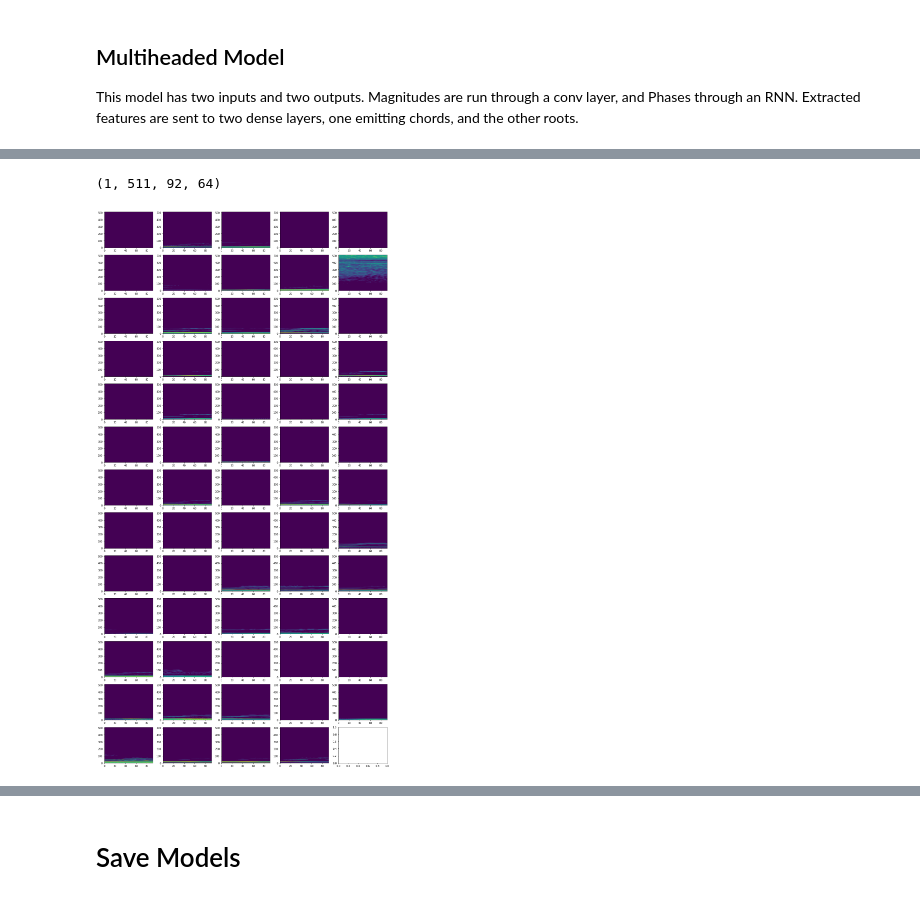
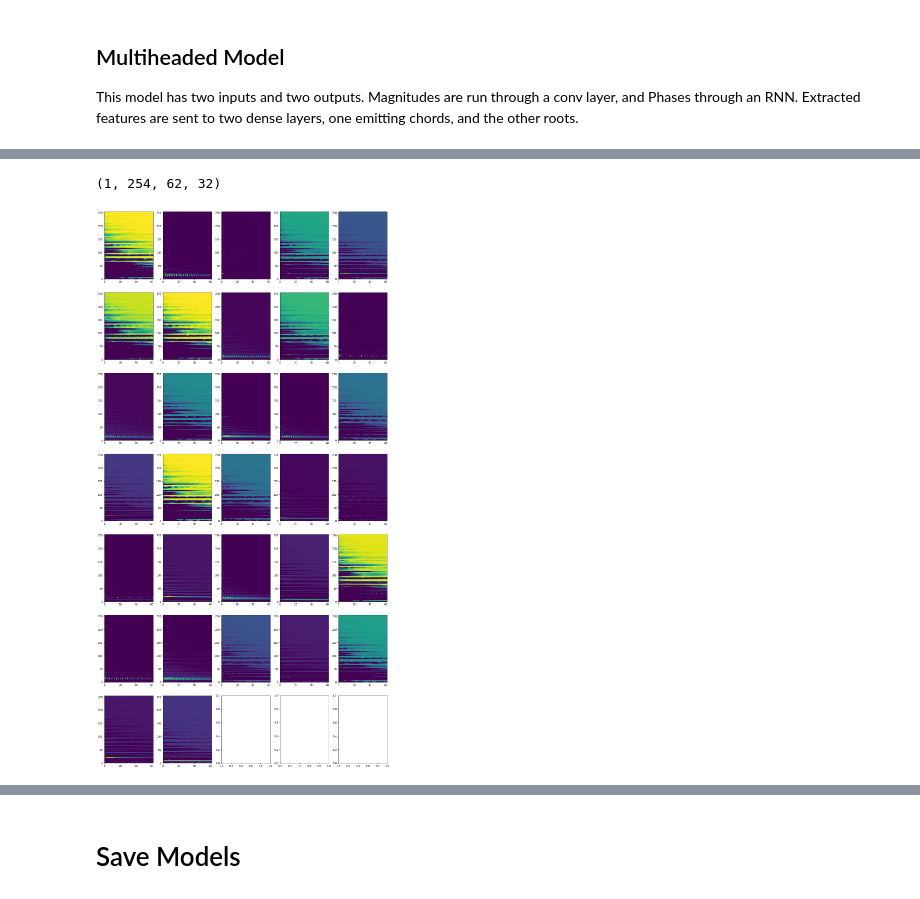
Before and after one commit to 0xfe/deepears, a Jupyter notebook: DeepChords.ipynb, the cells around one changed output, grey strips where cells are left out. Cells and saved outputs as stored; diff of their text form; code cells hidden in the pictures.

```diff
--- a/DeepChords.ipynb
+++ b/DeepChords.ipynb
@@ -224,5 +252,8 @@ ________________________________________________________________________________
 # %%
-prod_samples = ChordSamples(num_samples=5000, config=config)
+total_samples = 7000
+training_samples = 6000
+
+prod_samples = ChordSamples(num_samples=total_samples, config=config)
 prod_samples.load()
 # %% [output]
 Initializing DeepSamples:ChordSamples...
@@ -233,5 +275,5 @@ Generating spectrograms...
 Normalizing data...
 # %%
-history = model.fit([prod_samples.mags, prod_samples.phases], [prod_samples.chord_ys, prod_samples.root_ys], epochs=25, batch_size=64, validation_split=0.2)
+history = model.fit([prod_samples.mags[:training_samples], prod_samples.phases[:training_samples]], [prod_samples.chord_ys[:training_samples], prod_samples.root_ys[:training_samples]], epochs=25, batch_size=64, validation_split=0.2)
 plot_history(history)
 # %% [output]
@@ -272,5 +281,0 @@ w = root_l1.get_weights()[0].reshape(64, 3, 3)
-# %%
-fig, ax = plt.subplots(1, 20, figsize=(25, 2))
-for i in range(0, 20):
-  ax[i].pcolormesh(w[i])
-plt.show()
@@ -279,33 +295,33 @@ plt.show()
 # %%
-def visualize_filters(layer_num, count, x, deepears=deepears):
-  layer = deepears.model.get_layer(index=layer_num)
+def visualize_filters(layer_num, count, x, model=model):
+  layer = model.get_layer(index=layer_num)
   layer_output=layer.output
 
-  intermediate_model=tf.keras.models.Model(inputs=deepears.model.input,outputs=layer_output)
-  intermediate_prediction=intermediate_model.predict(x.reshape(1, deepears.s_rows, deepears.s_cols))
+  intermediate_model=tf.keras.models.Model(inputs=model.inputs,outputs=layer_output)
+  intermediate_prediction=intermediate_model.predict(x)
 
   col_size=5
   row_size=int(count / col_size) + 1
 
   print(np.shape(intermediate_prediction))
   fig,ax=plt.subplots(row_size,col_size,figsize=(20,40))
 
   img_index=0
   row=0
   col=0
   while img_index < count:
     ax[row][col].pcolormesh(intermediate_prediction[0, :, :, img_index])
     img_index=img_index+1
     col += 1
     if col >= col_size:
       col = 0
       row +=1
     if img_index > count: break
 
-visualize_filters(2, 64, x=prod_samples.xs[1200])
+visualize_filters(6, 32, x=[prod_samples.mags[0].reshape(1, rows, cols), prod_samples.phases[0].reshape(1, rows, cols)])
 # %% [output]
-(1, 511, 92, 64)
+(1, 254, 62, 32)
-[figure, old version]
+[figure, new version]
 # %%
 from keras import models
 
```
Also changed, not shown: parts of 12 cells of this notebook, 1 other file.
